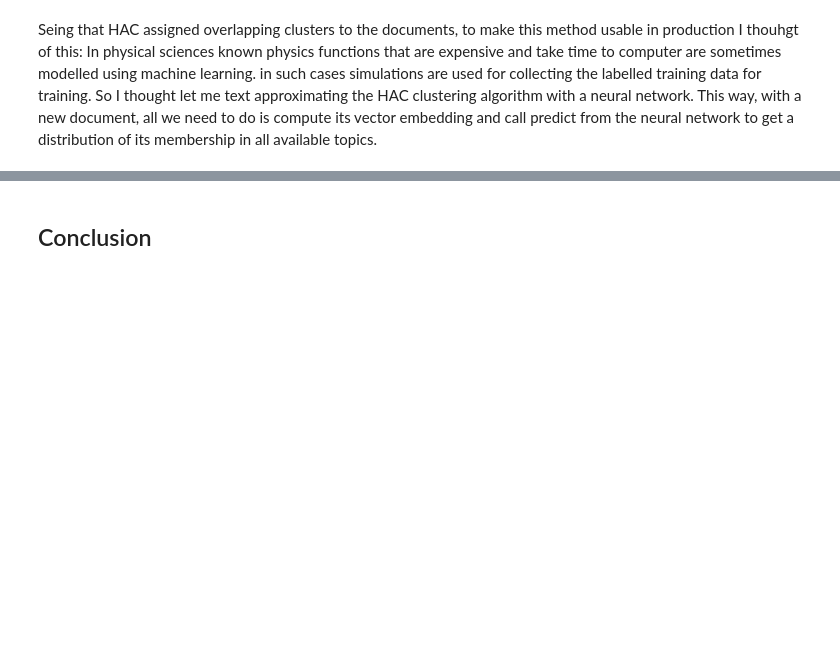
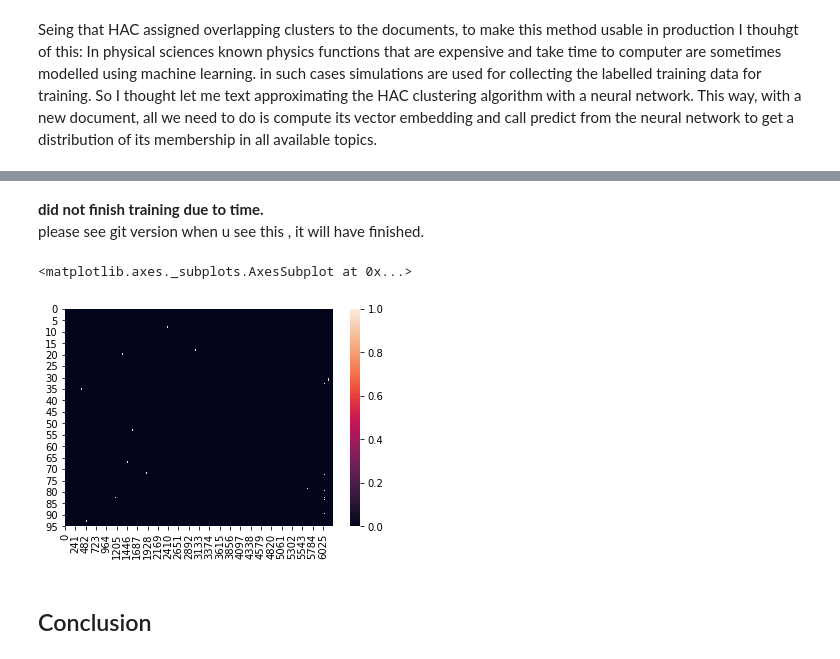
Before and after one commit to DeepsMoseli/Wells-Fargo-Campus-Analytics-Challenge-Natural-Language-Processing, a Jupyter notebook: WellsFargoTopicModel.ipynb, the cells around one changed output, grey strips where cells are left out. Saved outputs shown, nothing was run; the diff lists cells and outputs as text; code cells hidden in the pictures; blank space fills up the shorter version.

```diff
--- a/WellsFargoTopicModel.ipynb
+++ b/WellsFargoTopicModel.ipynb
@@ -652,17 +661,14 @@ def MultiPartialClassMembership():
     pbar = tqdm(range(len(Vectors)))
     for p in range(len(Vectors)):
         membership = np.zeros(len(clustered_graph)-len(Vectors))
-        for k in range(len(membership)):
-            pp =[int(j.replace("n","")) for j in list(clustered_graph.neighbors("n%s"%(k+len(membership))))]
-            for topic in pp:
-                try:
-                    membership[topic]=1
-                except:
-                    pass
+        pp =[int(j.replace("n","")) for j in list(clustered_graph.neighbors("n%s"%p))]
+        if p==3315 or p==3032:
+            print(pp)
+        for topics in pp:
+            if topics>=len(Vectors):
+                membership[topics-len(Vectors)]=1
         pbar.update(1)
         yield membership
-
-#labels
 Multi_labels = np.array([k for k in MultiPartialClassMembership()])
 # %% [output]
 [interactive output not drawn]
@@ -675,4 +688,5 @@ Fit Random Forest classifiers in a one vs all fashion. this mean we end up with
 # %%
-rfc = RFC(n_estimators=50, max_depth=4, verbose=1,n_jobs=-1)
-x_train,x_test,y_train,y_test = tts(Vectors,Multi_labels)
-classif = ocr(rfc, n_jobs=-1).partial_fit(x_train,y_train)
+x_train,x_test,y_train,y_test = tts(Vectors,Multi_labels,test_size=0.3)
+
+rfc = RFC(n_estimators=100, max_depth=5, verbose=2,n_jobs=-1)
+classif = ocr(rfc, n_jobs=-1).fit(np.array(x_train),np.array(y_train))
@@ -679,3 +736,11 @@ classif = ocr(rfc, n_jobs=-1).partial_fit(x_train,y_train)
+# %% [markdown]
+__did not finish training due to time.__ <br>
+please see git version  when u see this , it will have finished.
+# %%
+sb.heatmap(np.array(y_test[:100]))
+# %% [output]
+<matplotlib.axes._subplots.AxesSubplot at 0x...>
+[figure, added]
 # %% [markdown]
 ## Conclusion
 # %% [markdown]
```
Also changed, not shown: parts of 11 cells of this notebook.
